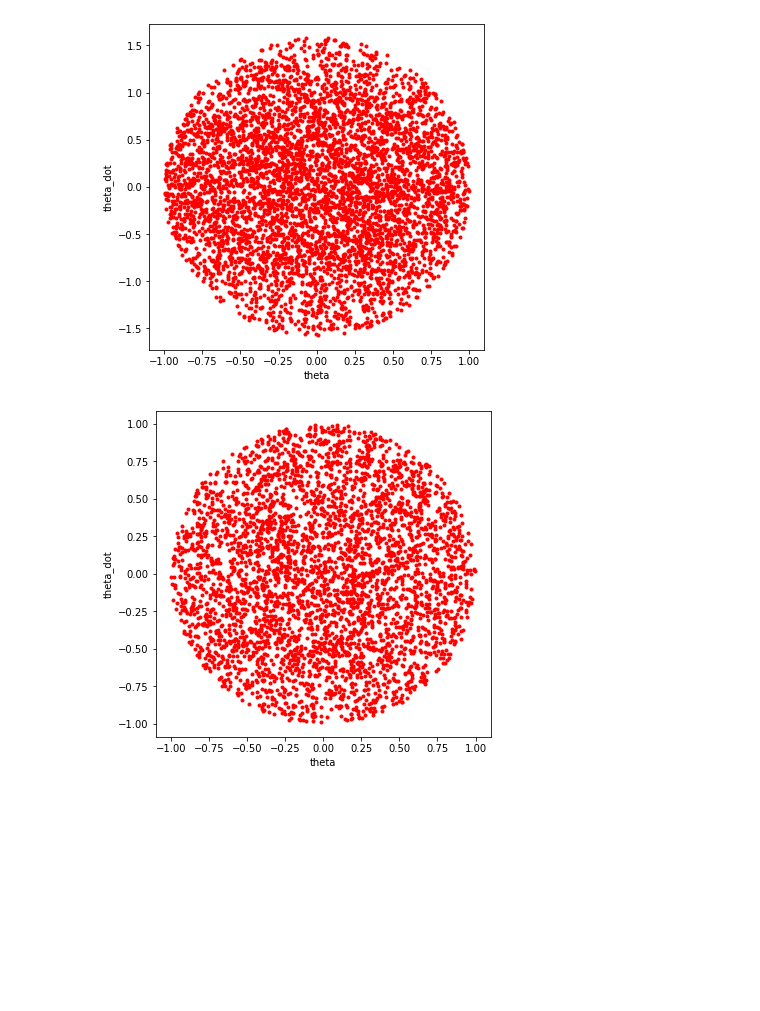
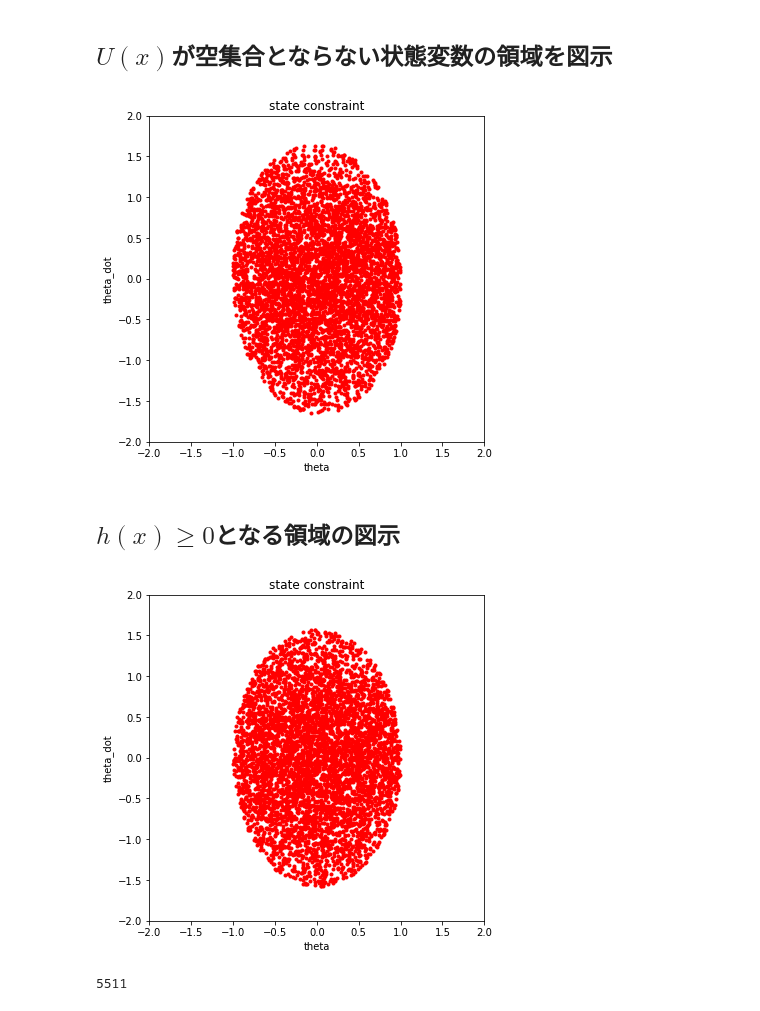
Before and after one commit to ibuki1024/eventDDPG, a Jupyter notebook: notebook/CBF/view_safe_region.ipynb, the cells around one changed output. Drawn from its saved outputs; the diff is of its cells as text; code cells hidden in the pictures; blank space fills up the shorter version.

Commit message:
view U(x)

```diff
--- a/notebook/CBF/view_safe_region.ipynb
+++ b/notebook/CBF/view_safe_region.ipynb
@@ -23,33 +43,55 @@ def u_of_x(x, u_min, u_max, k=4, alpha=1):
     else:
         safe = 0 if u_thres < u_min else 1
     return safe
+# %% [markdown]
+## $U(x)$が空集合とならない状態変数の領域を図示
 # %%
 region = []
 for _ in range(10000):
     x = np.random.randn(2,)
-    if u_of_x(x, -10., 10., alpha=0.4) > 0:
+    if safe_action_existance(x, -10., 10., alpha=0.4) > 0:
         region.append(x)
 # %%
 plt.figure(figsize=(6,6))
 plt.xlabel('theta')
 plt.ylabel('theta_dot')
-plt.xlim(-1.6, 1.6)
-
-for r in region:
-    plt.scatter(r[0], r[1], color='red', marker='.')
+plt.title('state constraint')
+plt.xlim(-2, 2)
+plt.ylim(-2, 2)
+re = np.array(region)
+plt.scatter(re[:,0], re[:,1], color='red', marker='.')
 plt.show()
 # %% [output]
-[figure, old version]
+[figure, new version]
+# %% [markdown]
+## $h(x) \geq 0$となる領域の図示
+# %%
+# view region where h(x) >= 0
+region = []
+for _ in range(10000):
+    x = np.random.randn(2,)
+    if h(x, 0.4) >= 0:
+        region.append(x)
 # %%
-region = []
 plt.figure(figsize=(6,6))
 plt.xlabel('theta')
 plt.ylabel('theta_dot')
-for _ in range(10000):
-    x = np.random.randn(2,)
-    if u_of_x(x, -10., 10.) > 0:
-        plt.scatter(x[0], x[1], color='red', marker='.')
-        region.append(x)
+plt.title('state constraint')
+plt.xlim(-2, 2)
+plt.ylim(-2, 2)
+re = np.array(region)
+plt.scatter(re[:,0], re[:,1], color='red', marker='.')
 plt.show()
 # %% [output]
-[figure, old version]
+[figure, new version]
+# %%
+print(len(region))
+import csv
+
+re = np.array(region)
+
+with open('safe_region.csv', 'w') as f:
+    writer = csv.writer(f)
+    writer.writerows(re)
+# %% [output]
+5511
```
Also changed, not shown: parts of 3 cells of this notebook, 16 other files.
